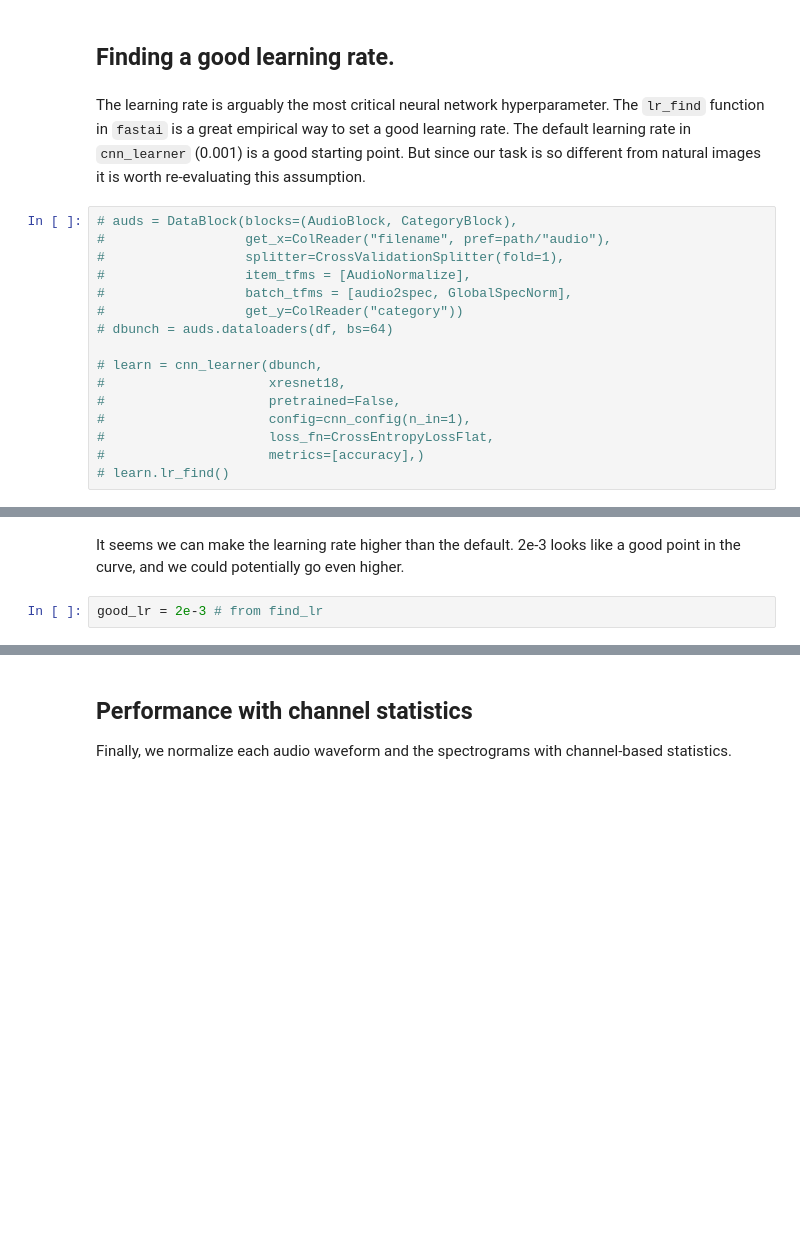
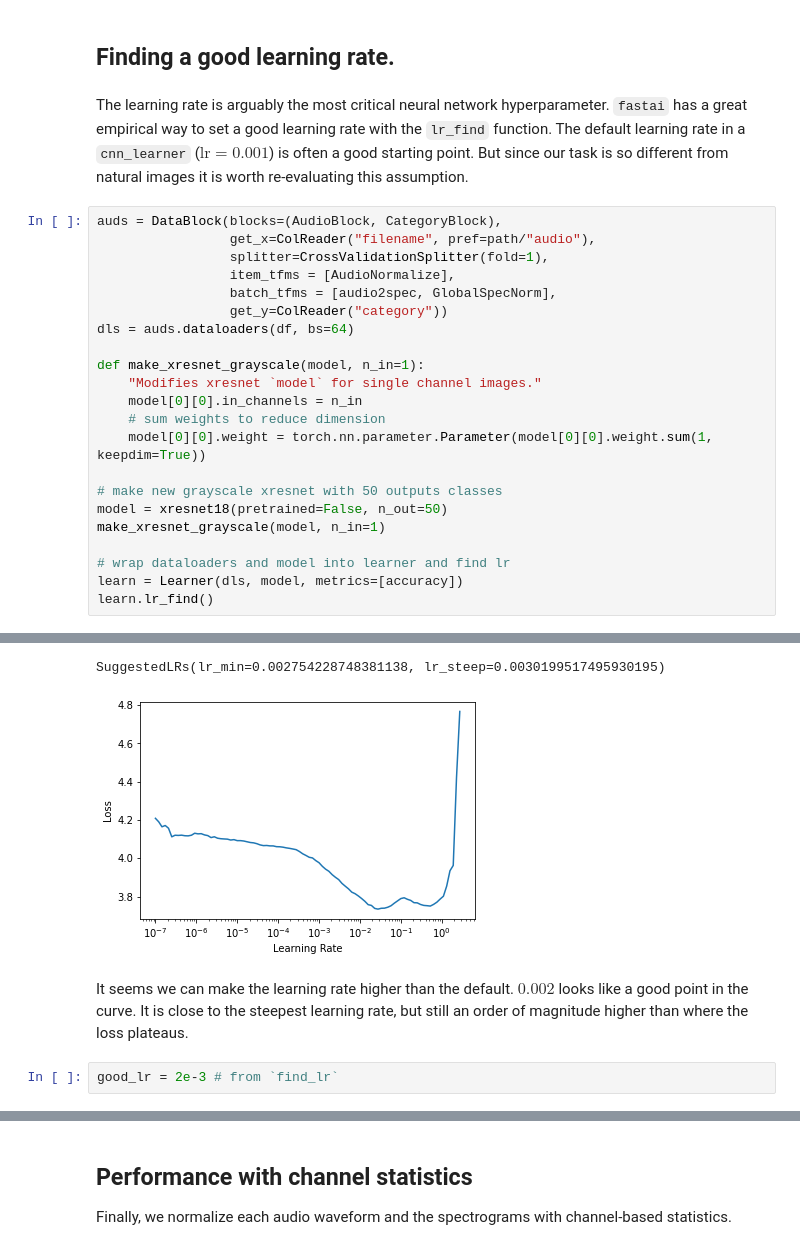
Before and after one commit to enzokro/clck10, a Jupyter notebook: _notebooks/2020-08-04-Normalizing-spectrograms-for-deep-learning.ipynb, the cells around one changed output, grey strips where cells are left out. Drawn from its saved outputs; the diff is of its cells as text; blank space fills up the shorter version.

```diff
--- a/_notebooks/2020-08-04-Normalizing-spectrograms-for-deep-learning.ipynb
+++ b/_notebooks/2020-08-04-Normalizing-spectrograms-for-deep-learning.ipynb
@@ -300,20 +346,27 @@ num_runs = 5
 # %% [markdown]
 ## Finding a good learning rate.
 # %% [markdown]
-The learning rate is arguably the most critical neural network hyperparameter. The `lr_find` function in `fastai` is a great empirical way to set a good learning rate. The default learning rate in `cnn_learner` (0.001) is a good starting point. But since our task is so different from natural images it is worth re-evaluating this assumption.
+The learning rate is arguably the most critical neural network hyperparameter. `fastai` has a great empirical way to set a good learning rate with the `lr_find` function. The default learning rate in a `cnn_learner` ($\text{lr} = 0.001$) is often a good starting point. But since our task is so different from natural images it is worth re-evaluating this assumption.
 # %%
-# auds = DataBlock(blocks=(AudioBlock, CategoryBlock),
-#                  get_x=ColReader("filename", pref=path/"audio"),
-#                  splitter=CrossValidationSplitter(fold=1),
-#                  item_tfms = [AudioNormalize],
-#                  batch_tfms = [audio2spec, GlobalSpecNorm],
-#                  get_y=ColReader("category"))
-# dbunch = auds.dataloaders(df, bs=64)
+auds = DataBlock(blocks=(AudioBlock, CategoryBlock),
+                 get_x=ColReader("filename", pref=path/"audio"),
+                 splitter=CrossValidationSplitter(fold=1),
+                 item_tfms = [AudioNormalize],
+                 batch_tfms = [audio2spec, GlobalSpecNorm],
+                 get_y=ColReader("category"))
+dls = auds.dataloaders(df, bs=64)
 
-# learn = cnn_learner(dbunch,
-#                     xresnet18,
-#                     pretrained=False,
-#                     config=cnn_config(n_in=1),
-#                     loss_fn=CrossEntropyLossFlat,
-#                     metrics=[accuracy],)
-# learn.lr_find()
+def make_xresnet_grayscale(model, n_in=1):
+    "Modifies xresnet `model` for single channel images."
+    model[0][0].in_channels = n_in
+    # sum weights to reduce dimension
+    model[0][0].weight = torch.nn.parameter.Parameter(model[0][0].weight.sum(1, keepdim=True))
+
+# make new grayscale xresnet with 50 outputs classes
+model = xresnet18(pretrained=False, n_out=50)
+make_xresnet_grayscale(model, n_in=1)
+
+# wrap dataloaders and model into learner and find lr
+learn = Learner(dls, model, metrics=[accuracy])
+learn.lr_find()
+# %% [output]
@@ -320,7 +374,9 @@ The learning rate is arguably the most critical neural network hyperparameter. T
+SuggestedLRs(lr_min=0.002754228748381138, lr_steep=0.0030199517495930195)
+[figure, added]
 # %% [markdown]
-It seems we can make the learning rate higher than the default. 2e-3 looks like a good point in the curve, and we could potentially go even higher.
+It seems we can make the learning rate higher than the default. $0.002$ looks like a good point in the curve. It is close to the steepest learning rate, but still an order of magnitude higher than where the loss plateaus.
 # %%
-good_lr = 2e-3 # from find_lr
+good_lr = 2e-3 # from `find_lr`
 # %% [markdown]
 ## Training helpers
 
```
Also changed, not shown: parts of 51 cells of this notebook.
